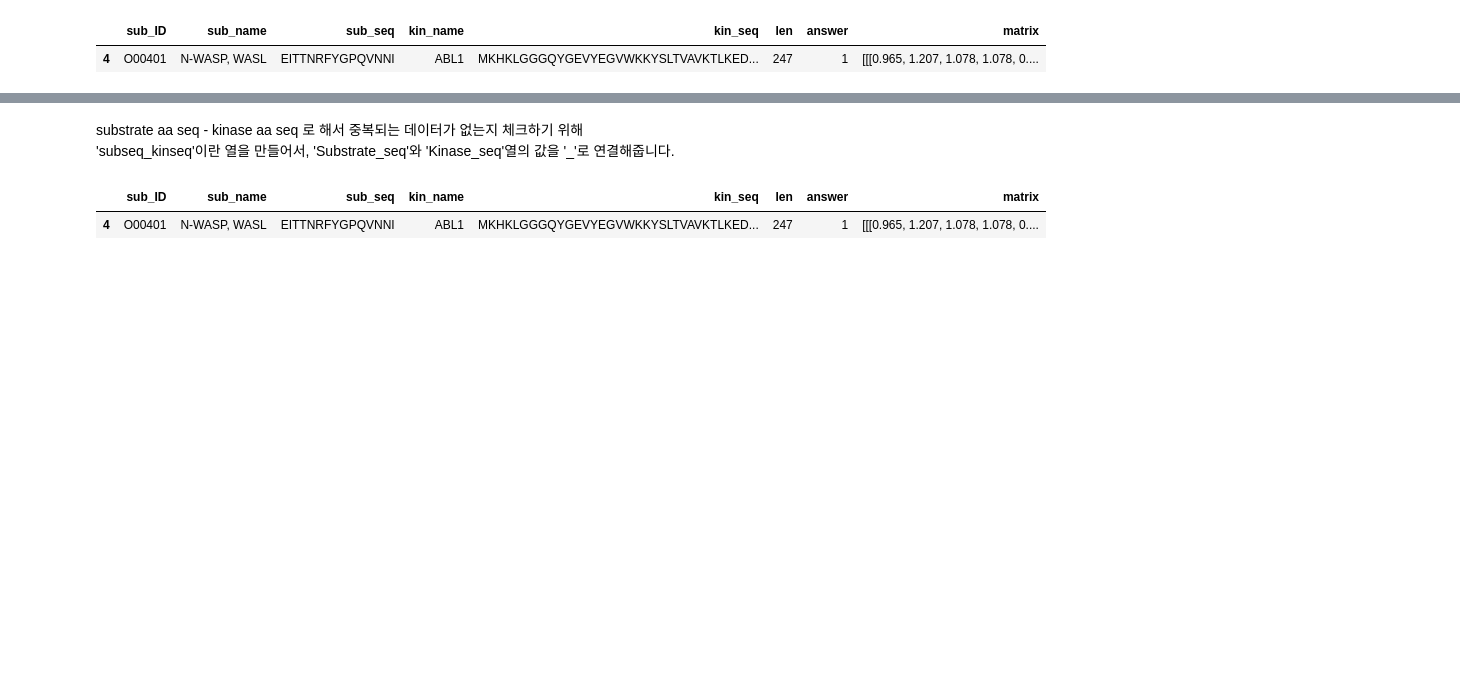
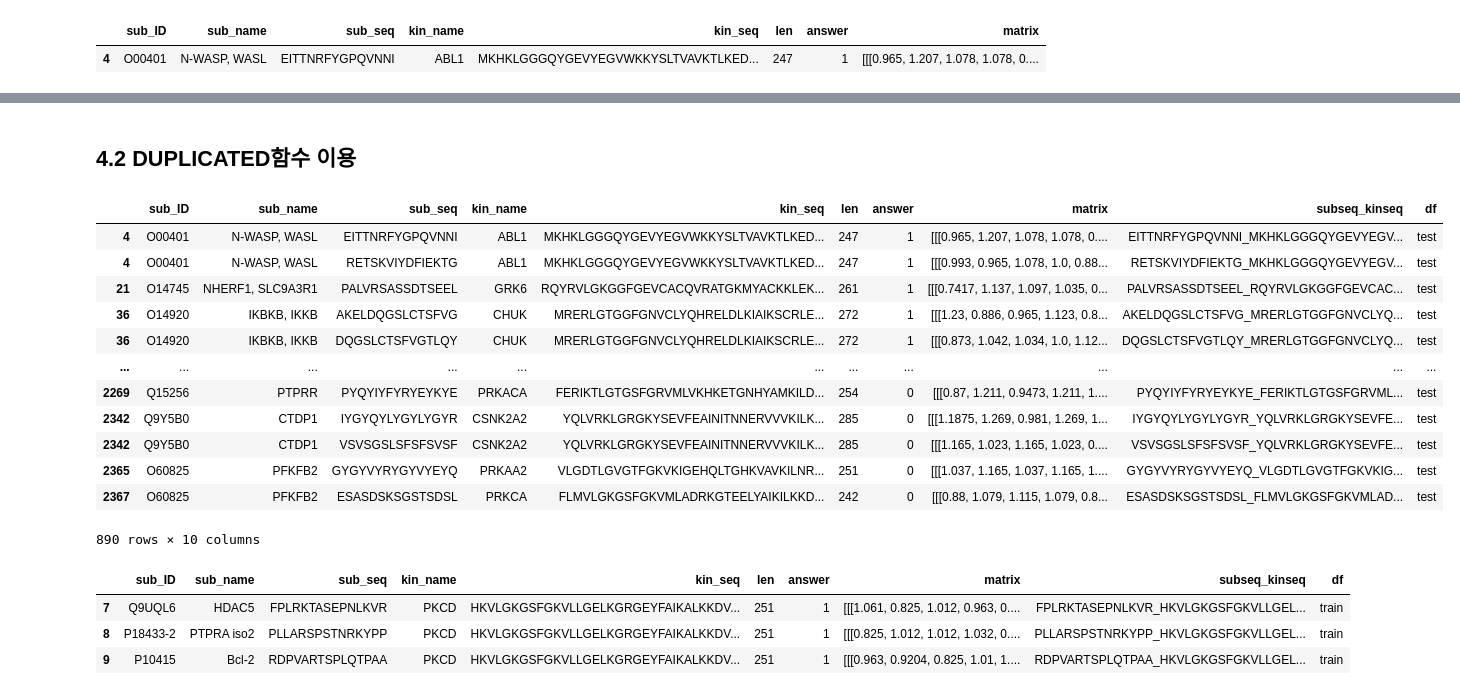
Before and after one commit to jeguring/2022_phosphorylaytion_prediction, a Jupyter notebook: EDA/220502_pp-pred_train-test-duplicate-comparison_v1.1_HB.ipynb, the cells around one changed output, grey strips where cells are left out. Drawn from its saved outputs; the diff is of its cells as text; code cells hidden in the pictures; blank space fills up the shorter version.

```diff
--- a/EDA/220502_pp-pred_train-test-duplicate-comparison_v1.1_HB.ipynb
+++ b/EDA/220502_pp-pred_train-test-duplicate-comparison_v1.1_HB.ipynb
@@ -93,10 +121,32 @@ dup_matrix = pd.merge(df_train, df_test,on='matrix', how='inner')
-# %% [markdown]
-substrate aa seq - kinase aa seq 로 해서 중복되는 데이터가 없는지 체크하기 위해
-'subseq_kinseq'이란 열을 만들어서, 'Substrate_seq'와 'Kinase_seq'열의 값을 '_'로 연결해줍니다.
-# %%
-df_test.head(1)
-# %% [output]
-|  | sub_ID | sub_name | sub_seq | kin_name | kin_seq | len | answer | matrix |
-| 4 | O00401 | N-WASP, WASL | EITTNRFYGPQVNNI | ABL1 | MKHKLGGGQYGEVYEGVWKKYSLTVAVKTLKED... | 247 | 1 | [[[0.965, 1.207, 1.078, 1.078, 0.... |
+# %% [markdown]
+## 4.2 DUPLICATED함수 이용
+# %%
+df_train.loc[:,['df']] = 'train'
+df_train
+
+df_test.loc[:,['df']] = 'test'
+df_test
+# %% [output]
+|  | sub_ID | sub_name | sub_seq | kin_name | kin_seq | len | answer | matrix | subseq_kinseq | df |
+| 4 | O00401 | N-WASP, WASL | EITTNRFYGPQVNNI | ABL1 | MKHKLGGGQYGEVYEGVWKKYSLTVAVKTLKED... | 247 | 1 | [[[0.965, 1.207, 1.078, 1.078, 0.... | EITTNRFYGPQVNNI_MKHKLGGGQYGEVYEGV... | test |
+| 4 | O00401 | N-WASP, WASL | RETSKVIYDFIEKTG | ABL1 | MKHKLGGGQYGEVYEGVWKKYSLTVAVKTLKED... | 247 | 1 | [[[0.993, 0.965, 1.078, 1.0, 0.88... | RETSKVIYDFIEKTG_MKHKLGGGQYGEVYEGV... | test |
+| 21 | O14745 | NHERF1, SLC9A3R1 | PALVRSASSDTSEEL | GRK6 | RQYRVLGKGGFGEVCACQVRATGKMYACKKLEK... | 261 | 1 | [[[0.7417, 1.137, 1.097, 1.035, 0... | PALVRSASSDTSEEL_RQYRVLGKGGFGEVCAC... | test |
+| 36 | O14920 | IKBKB, IKKB | AKELDQGSLCTSFVG | CHUK | MRERLGTGGFGNVCLYQHRELDLKIAIKSCRLE... | 272 | 1 | [[[1.23, 0.886, 0.965, 1.123, 0.8... | AKELDQGSLCTSFVG_MRERLGTGGFGNVCLYQ... | test |
+| 36 | O14920 | IKBKB, IKKB | DQGSLCTSFVGTLQY | CHUK | MRERLGTGGFGNVCLYQHRELDLKIAIKSCRLE... | 272 | 1 | [[[0.873, 1.042, 1.034, 1.0, 1.12... | DQGSLCTSFVGTLQY_MRERLGTGGFGNVCLYQ... | test |
+| ... | ... | ... | ... | ... | ... | ... | ... | ... | ... | ... |
+| 2269 | Q15256 | PTPRR | PYQYIYFYRYEYKYE | PRKACA | FERIKTLGTGSFGRVMLVKHKETGNHYAMKILD... | 254 | 0 | [[[0.87, 1.211, 0.9473, 1.211, 1.... | PYQYIYFYRYEYKYE_FERIKTLGTGSFGRVML... | test |
+| 2342 | Q9Y5B0 | CTDP1 | IYGYQYLYGYLYGYR | CSNK2A2 | YQLVRKLGRGKYSEVFEAINITNNERVVVKILK... | 285 | 0 | [[[1.1875, 1.269, 0.981, 1.269, 1... | IYGYQYLYGYLYGYR_YQLVRKLGRGKYSEVFE... | test |
+| 2342 | Q9Y5B0 | CTDP1 | VSVSGSLSFSFSVSF | CSNK2A2 | YQLVRKLGRGKYSEVFEAINITNNERVVVKILK... | 285 | 0 | [[[1.165, 1.023, 1.165, 1.023, 0.... | VSVSGSLSFSFSVSF_YQLVRKLGRGKYSEVFE... | test |
+| 2365 | O60825 | PFKFB2 | GYGYVYRYGYVYEYQ | PRKAA2 | VLGDTLGVGTFGKVKIGEHQLTGHKVAVKILNR... | 251 | 0 | [[[1.037, 1.165, 1.037, 1.165, 1.... | GYGYVYRYGYVYEYQ_VLGDTLGVGTFGKVKIG... | test |
+| 2367 | O60825 | PFKFB2 | ESASDSKSGSTSDSL | PRKCA | FLMVLGKGSFGKVMLADRKGTEELYAIKILKKD... | 242 | 0 | [[[0.88, 1.079, 1.115, 1.079, 0.8... | ESASDSKSGSTSDSL_FLMVLGKGSFGKVMLAD... | test |
+890 rows × 10 columns
+# %%
+df = pd.concat([df_train, df_test])
+df.head(3)
+# %% [output]
+|  | sub_ID | sub_name | sub_seq | kin_name | kin_seq | len | answer | matrix | subseq_kinseq | df |
+| 7 | Q9UQL6 | HDAC5 | FPLRKTASEPNLKVR | PKCD | HKVLGKGSFGKVLLGELKGRGEYFAIKALKKDV... | 251 | 1 | [[[1.061, 0.825, 1.012, 0.963, 0.... | FPLRKTASEPNLKVR_HKVLGKGSFGKVLLGEL... | train |
+| 8 | P18433-2 | PTPRA iso2 | PLLARSPSTNRKYPP | PKCD | HKVLGKGSFGKVLLGELKGRGEYFAIKALKKDV... | 251 | 1 | [[[0.825, 1.012, 1.012, 1.032, 0.... | PLLARSPSTNRKYPP_HKVLGKGSFGKVLLGEL... | train |
+| 9 | P10415 | Bcl-2 | RDPVARTSPLQTPAA | PKCD | HKVLGKGSFGKVLLGELKGRGEYFAIKALKKDV... | 251 | 1 | [[[0.963, 0.9204, 0.825, 1.01, 1.... | RDPVARTSPLQTPAA_HKVLGKGSFGKVLLGEL... | train |
 # %%
 import torch
```
Also changed, not shown: parts of 29 cells of this notebook.
